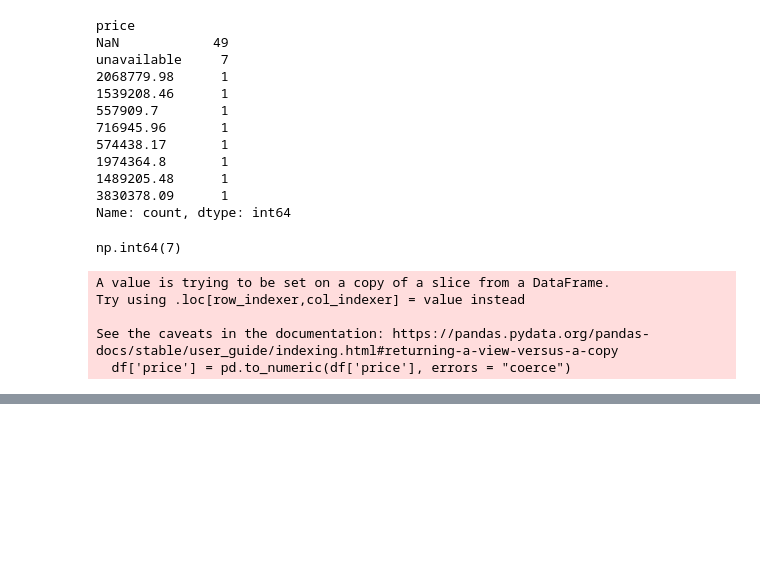
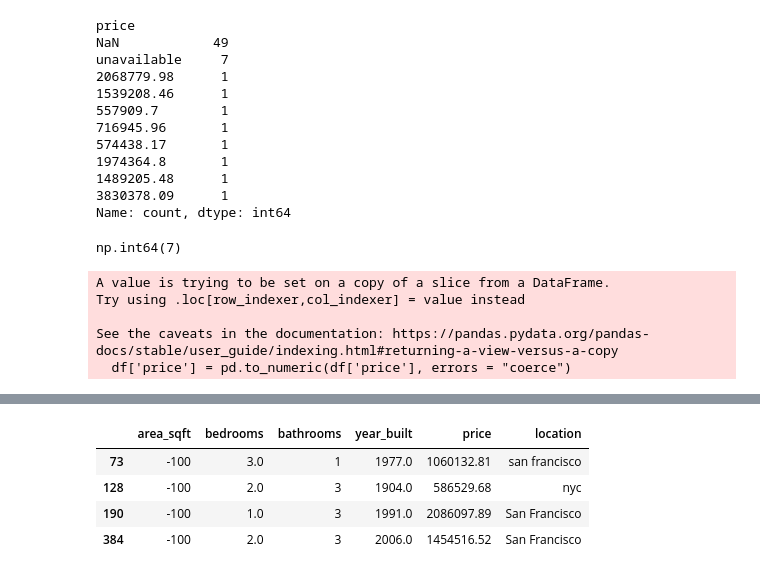
Before and after one commit to ConradNats/Machine_learning_practice, a Jupyter notebook: 01_supervised_learning/01_linear_regression/house_price_regression.ipynb, the cells around one changed output, grey strips where cells are left out. Saved outputs shown, nothing was run; the diff lists cells and outputs as text; code cells hidden in the pictures; blank space fills up the shorter version.

```diff
--- a/01_supervised_learning/01_linear_regression/house_price_regression.ipynb
+++ b/01_supervised_learning/01_linear_regression/house_price_regression.ipynb
@@ -231,0 +231,8 @@ Name: count, Length: 344, dtype: int64
+# %%
+df[df['area_sqft'] <=0]
+# %% [output]
+|  | area_sqft | bedrooms | bathrooms | year_built | price | location |
+| 73 | -100 | 3.0 | 1 | 1977.0 | 1060132.81 | san francisco |
+| 128 | -100 | 2.0 | 3 | 1904.0 | 586529.68 | nyc |
+| 190 | -100 | 1.0 | 3 | 1991.0 | 2086097.89 | San Francisco |
+| 384 | -100 | 2.0 | 3 | 2006.0 | 1454516.52 | San Francisco |
```
Also changed, not shown: parts of 3 cells of this notebook.
